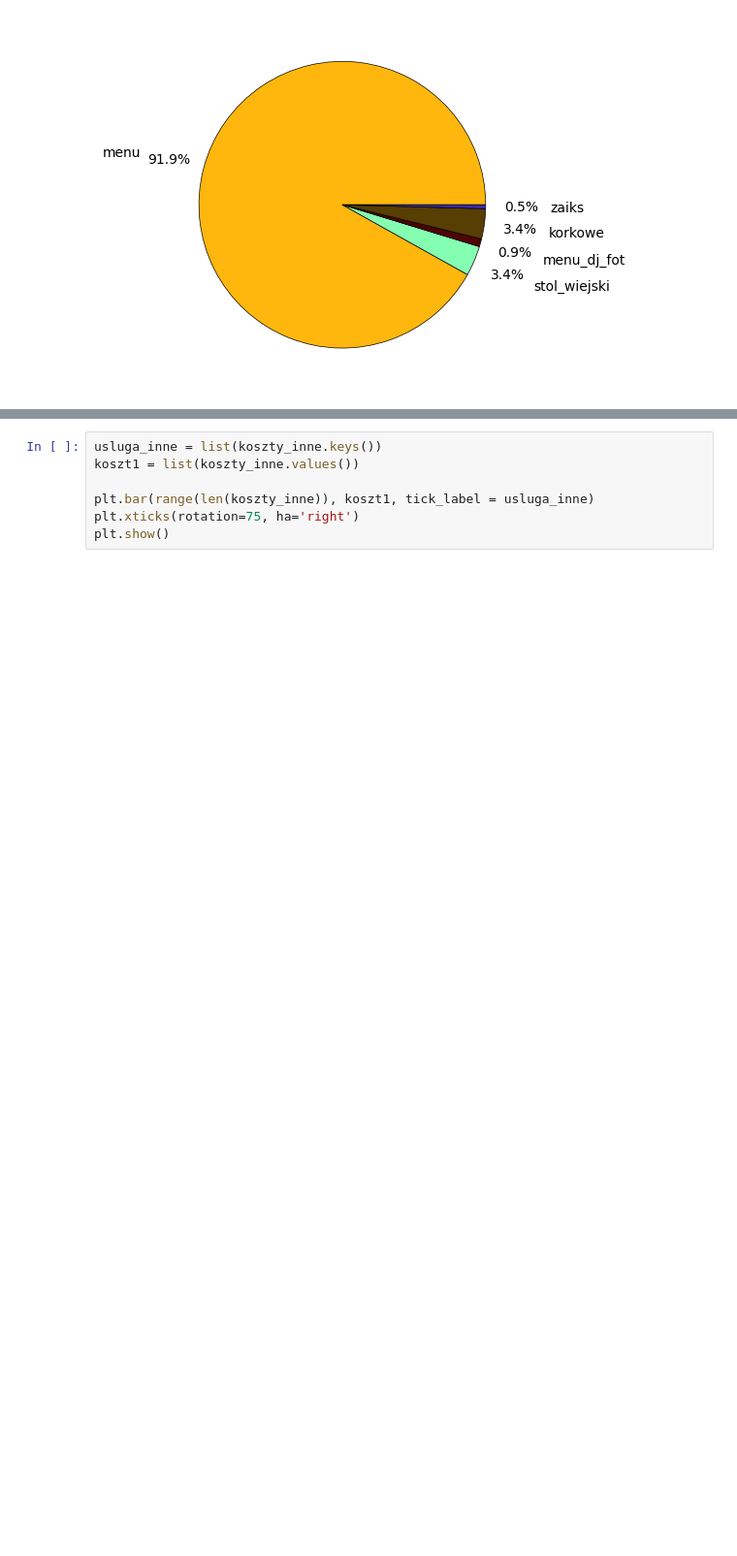
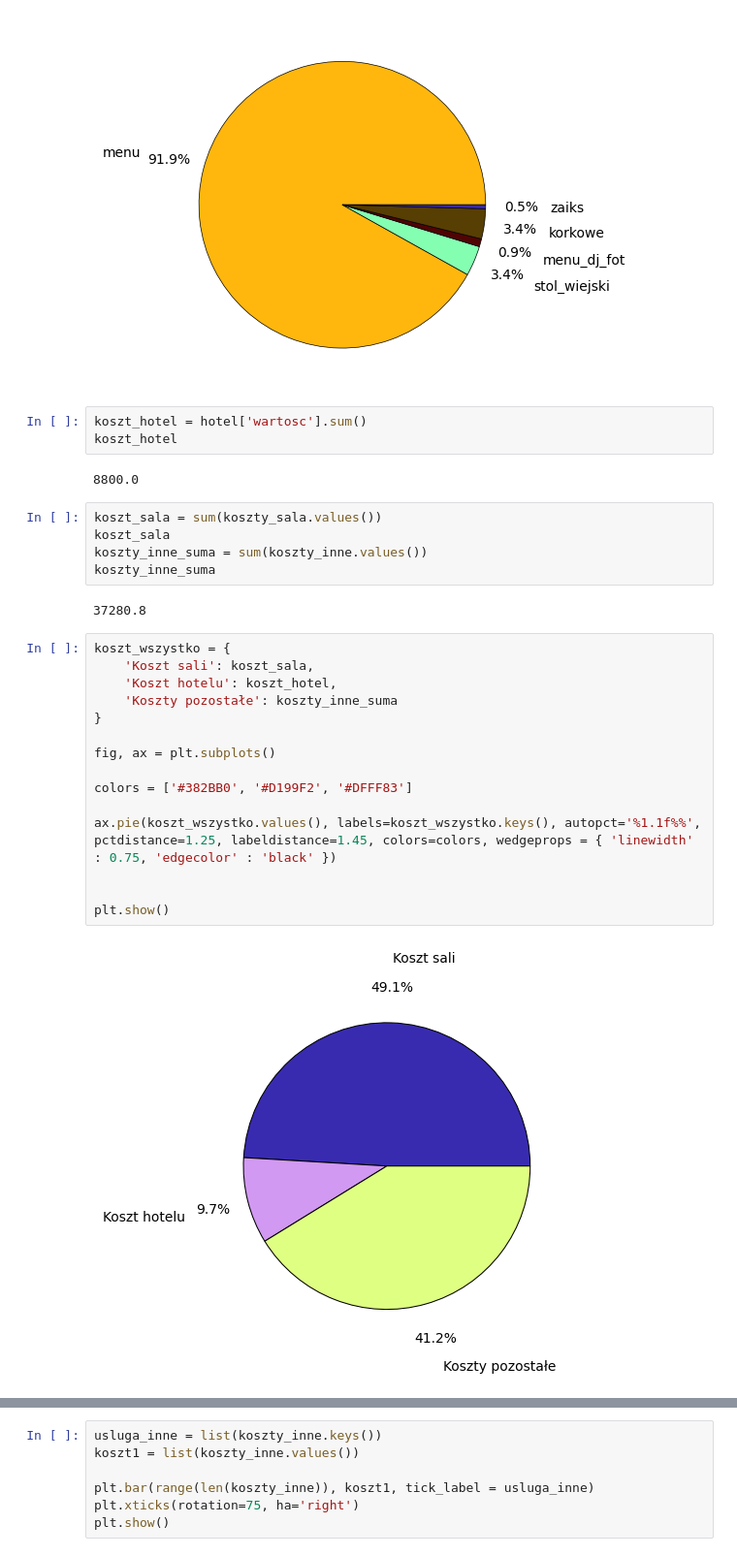
Before and after one commit to jackcooler/wesele, a Jupyter notebook: wesele_main.ipynb, the cells around one changed output, grey strips where cells are left out. Shown at 97% size. Cells and saved outputs as stored; diff of their text form; blank space fills up the shorter version.

```diff
--- a/wesele_main.ipynb
+++ b/wesele_main.ipynb
@@ -277,3 +247,32 @@ ax.pie(koszty_sala.values(), labels=koszty_sala.keys(), autopct='%1.1f%%', pctdi
 plt.show()
 # %% [output]
 [figure]
+# %%
+koszt_hotel = hotel['wartosc'].sum()
+koszt_hotel
+# %% [output]
+8800.0
+# %%
+koszt_sala = sum(koszty_sala.values())
+koszt_sala
+koszty_inne_suma = sum(koszty_inne.values())
+koszty_inne_suma
+# %% [output]
+37280.8
+# %%
+koszt_wszystko = {
+    'Koszt sali': koszt_sala,
+    'Koszt hotelu': koszt_hotel,
+    'Koszty pozostałe': koszty_inne_suma
+}
+
+fig, ax = plt.subplots()
+
+colors = ['#382BB0', '#D199F2', '#DFFF83']
+
+ax.pie(koszt_wszystko.values(), labels=koszt_wszystko.keys(), autopct='%1.1f%%', pctdistance=1.25, labeldistance=1.45, colors=colors, wedgeprops = { 'linewidth' : 0.75, 'edgecolor' : 'black' })
+
+
+plt.show()
+# %% [output]
+[figure, added]
```
Also changed, not shown: parts of 6 cells of this notebook.
